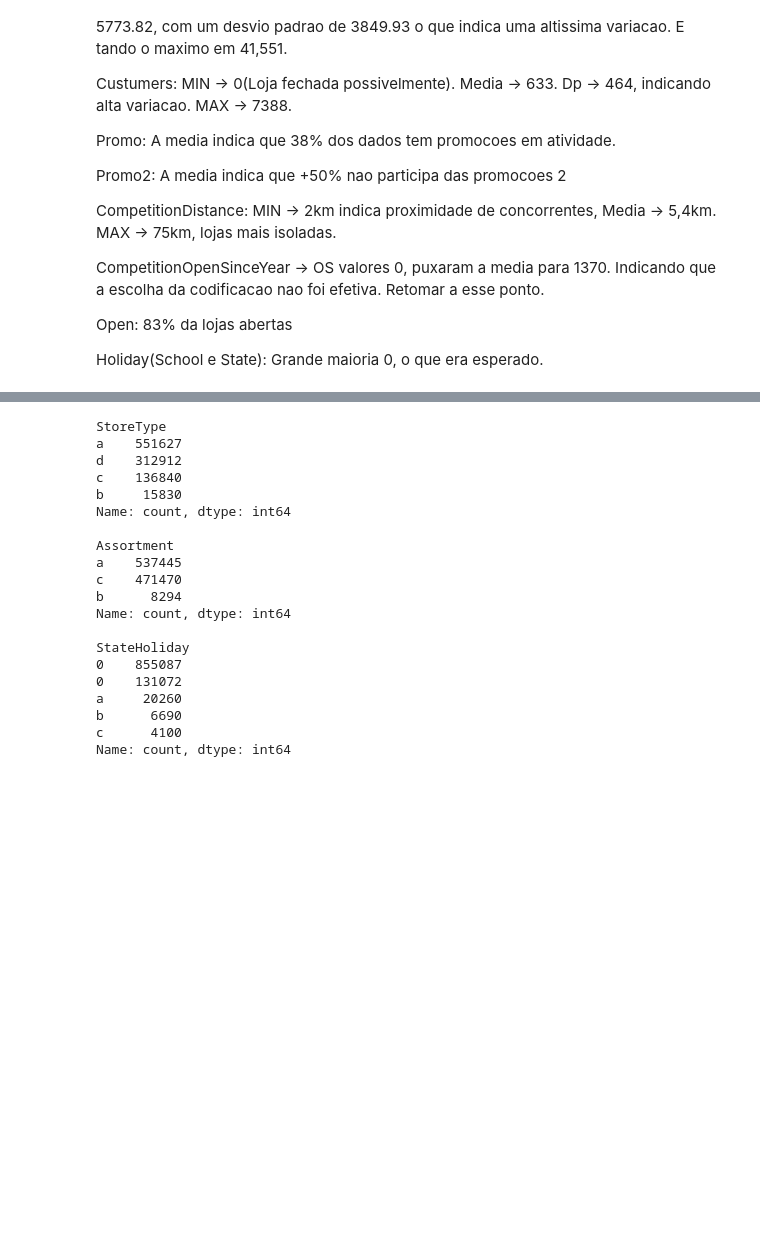
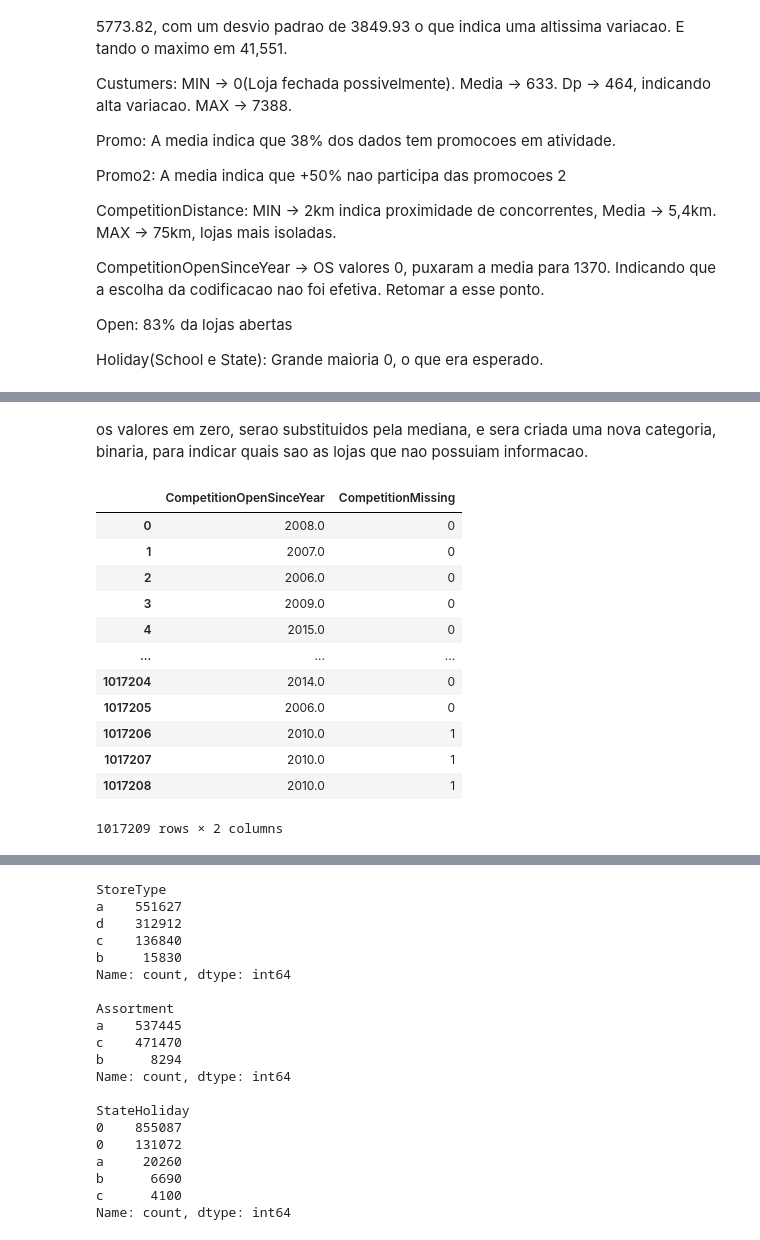
Before and after one commit to HammadN98/previsao_de_vendas, a Jupyter notebook: previsao_das_vendas_lojas_Rossmann.ipynb, the cells around one changed output, grey strips where cells are left out. Drawn from its saved outputs; the diff is of its cells as text; code cells hidden in the pictures; blank space fills up the shorter version.

Commit message:
Corrigido a coluna CompetitionOpenSinceYear. Mediana e coluna que informa ausencia de dados.

```diff
--- a/previsao_das_vendas_lojas_Rossmann.ipynb
+++ b/previsao_das_vendas_lojas_Rossmann.ipynb
@@ -278,0 +309,28 @@ Holiday(School e State): Grande maioria 0, o que era esperado.
+# %% [markdown]
+os valores em zero, serao substituidos pela mediana, e sera criada uma nova categoria, binaria, para indicar quais sao as lojas que nao possuiam informacao.
+# %%
+#Substituir 0 -> NaN
+train['CompetitionOpenSinceYear'] = train['CompetitionOpenSinceYear'].replace(0, np.nan)
+# %%
+#CRiando a nova coluna
+train['CompetitionMissing'] = train['CompetitionOpenSinceYear'].isna().astype(int)
+# %%
+#Ausentes -> mediana (2010)
+mediana_year = train['CompetitionOpenSinceYear'].median()
+train['CompetitionOpenSinceYear'] = train['CompetitionOpenSinceYear'].fillna(mediana_year)
+# %%
+train[['CompetitionOpenSinceYear', 'CompetitionMissing']]
+# %% [output]
+|  | CompetitionOpenSinceYear | CompetitionMissing |
+| 0 | 2008.0 | 0 |
+| 1 | 2007.0 | 0 |
+| 2 | 2006.0 | 0 |
+| 3 | 2009.0 | 0 |
+| 4 | 2015.0 | 0 |
+| ... | ... | ... |
+| 1017204 | 2014.0 | 0 |
+| 1017205 | 2006.0 | 0 |
+| 1017206 | 2010.0 | 1 |
+| 1017207 | 2010.0 | 1 |
+| 1017208 | 2010.0 | 1 |
+1017209 rows × 2 columns
```
Also changed, not shown: parts of 4 cells of this notebook.
